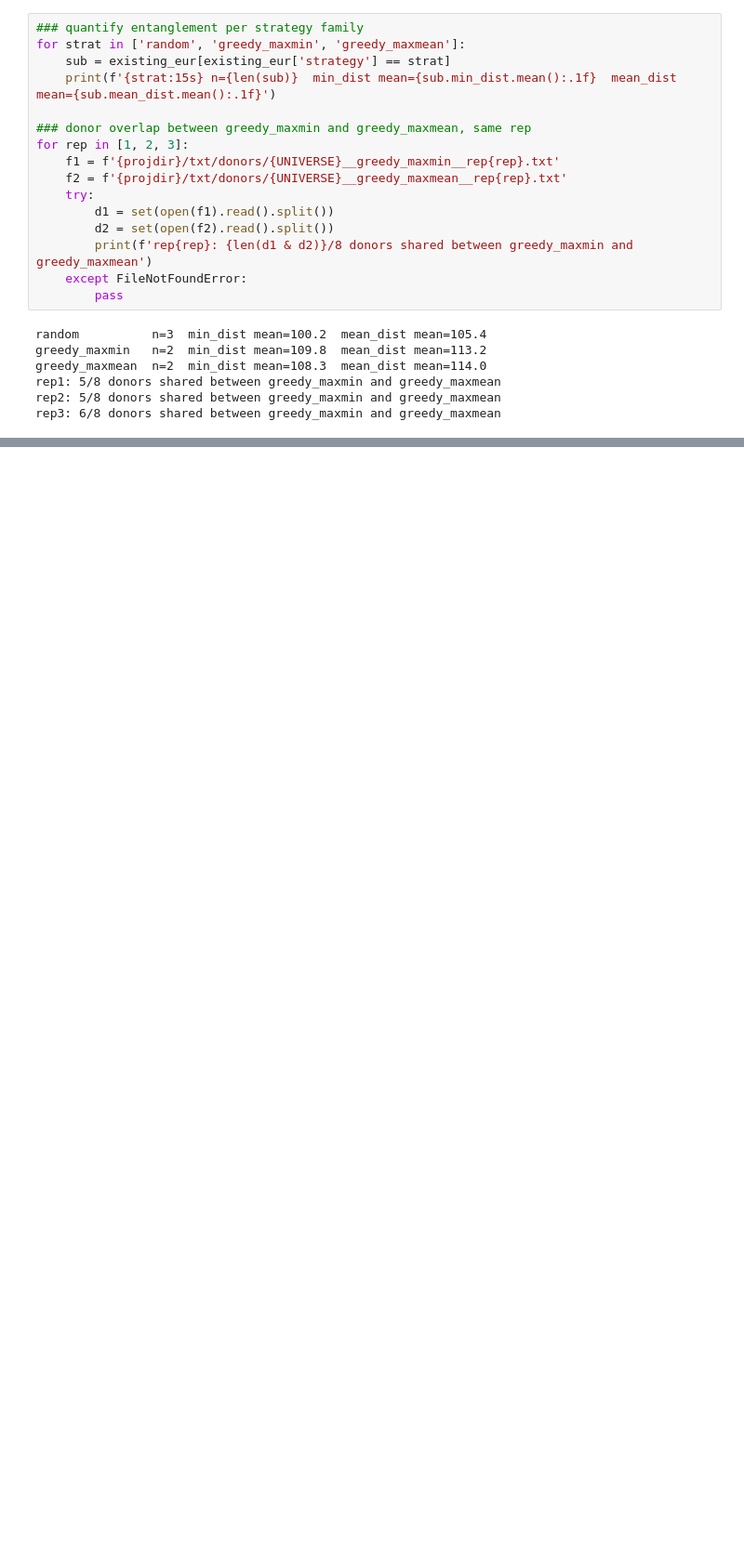
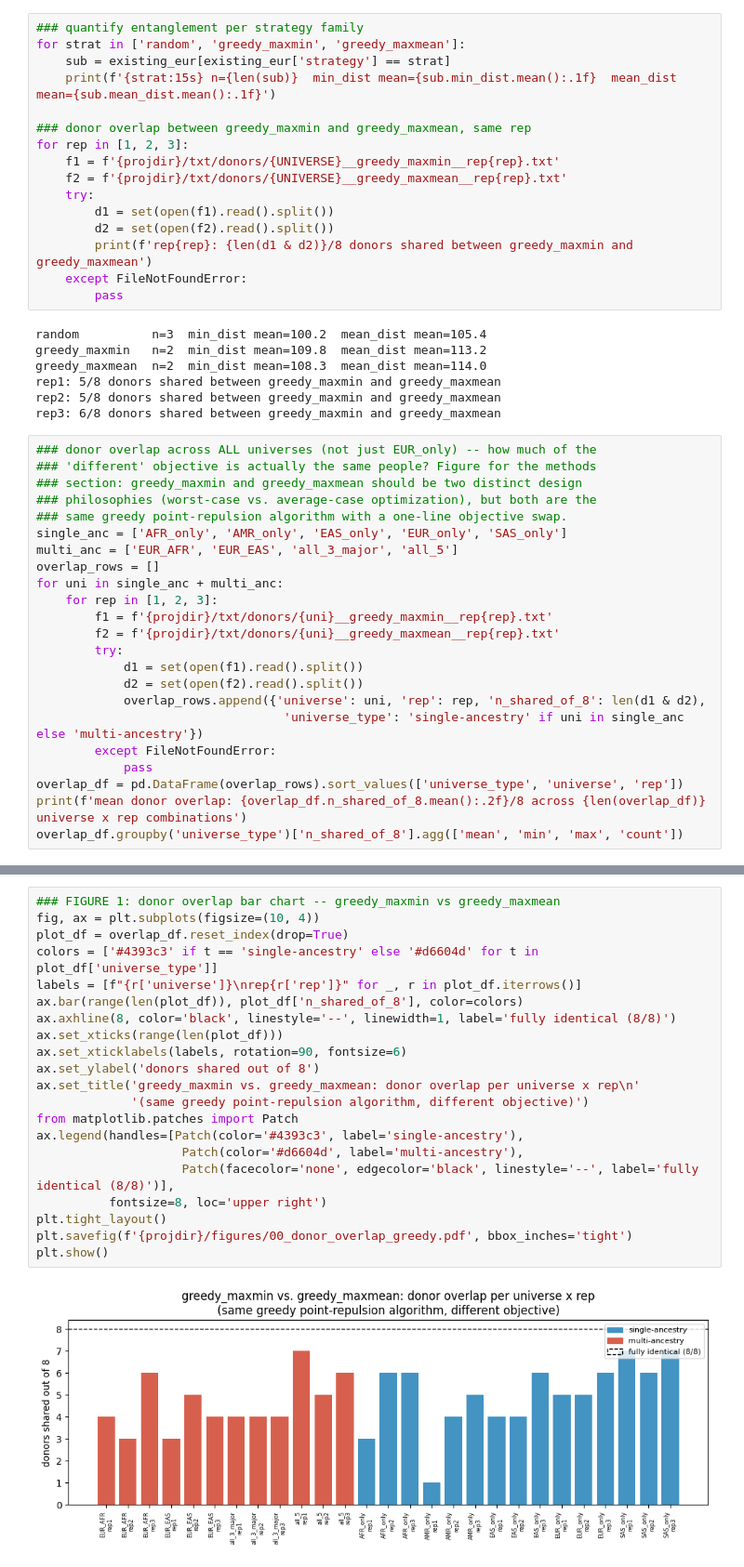
Before and after one commit to terencewtli/demux_pool_design, a Jupyter notebook: notebooks/ambisim/00_pool_geometry_qc.ipynb, the cells around one changed output, grey strips where cells are left out. Shown at 93% size. Cells and saved outputs as stored; diff of their text form; blank space fills up the shorter version.

```diff
--- a/notebooks/ambisim/00_pool_geometry_qc.ipynb
+++ b/notebooks/ambisim/00_pool_geometry_qc.ipynb
@@ -76,3 +76,26 @@ greedy_maxmean  n=2  min_dist mean=108.3  mean_dist mean=114.0
 rep1: 5/8 donors shared between greedy_maxmin and greedy_maxmean
 rep2: 5/8 donors shared between greedy_maxmin and greedy_maxmean
 rep3: 6/8 donors shared between greedy_maxmin and greedy_maxmean
+# %%
+### donor overlap across ALL universes (not just EUR_only) -- how much of the
+### 'different' objective is actually the same people? Figure for the methods
+### section: greedy_maxmin and greedy_maxmean should be two distinct design
+### philosophies (worst-case vs. average-case optimization), but both are the
+### same greedy point-repulsion algorithm with a one-line objective swap.
+single_anc = ['AFR_only', 'AMR_only', 'EAS_only', 'EUR_only', 'SAS_only']
+multi_anc = ['EUR_AFR', 'EUR_EAS', 'all_3_major', 'all_5']
+overlap_rows = []
+for uni in single_anc + multi_anc:
+    for rep in [1, 2, 3]:
+        f1 = f'{projdir}/txt/donors/{uni}__greedy_maxmin__rep{rep}.txt'
+        f2 = f'{projdir}/txt/donors/{uni}__greedy_maxmean__rep{rep}.txt'
+        try:
+            d1 = set(open(f1).read().split())
+            d2 = set(open(f2).read().split())
+            overlap_rows.append({'universe': uni, 'rep': rep, 'n_shared_of_8': len(d1 & d2),
+                                  'universe_type': 'single-ancestry' if uni in single_anc else 'multi-ancestry'})
+        except FileNotFoundError:
+            pass
+overlap_df = pd.DataFrame(overlap_rows).sort_values(['universe_type', 'universe', 'rep'])
+print(f'mean donor overlap: {overlap_df.n_shared_of_8.mean():.2f}/8 across {len(overlap_df)} universe x rep combinations')
+overlap_df.groupby('universe_type')['n_shared_of_8'].agg(['mean', 'min', 'max', 'count'])
@@ -79,2 +108,25 @@ rep3: 6/8 donors shared between greedy_maxmin and greedy_maxmean
+# %%
+### FIGURE 1: donor overlap bar chart -- greedy_maxmin vs greedy_maxmean
+fig, ax = plt.subplots(figsize=(10, 4))
+plot_df = overlap_df.reset_index(drop=True)
+colors = ['#4393c3' if t == 'single-ancestry' else '#d6604d' for t in plot_df['universe_type']]
+labels = [f"{r['universe']}\nrep{r['rep']}" for _, r in plot_df.iterrows()]
+ax.bar(range(len(plot_df)), plot_df['n_shared_of_8'], color=colors)
+ax.axhline(8, color='black', linestyle='--', linewidth=1, label='fully identical (8/8)')
+ax.set_xticks(range(len(plot_df)))
+ax.set_xticklabels(labels, rotation=90, fontsize=6)
+ax.set_ylabel('donors shared out of 8')
+ax.set_title('greedy_maxmin vs. greedy_maxmean: donor overlap per universe x rep\n'
+             '(same greedy point-repulsion algorithm, different objective)')
+from matplotlib.patches import Patch
+ax.legend(handles=[Patch(color='#4393c3', label='single-ancestry'),
+                    Patch(color='#d6604d', label='multi-ancestry'),
+                    Patch(facecolor='none', edgecolor='black', linestyle='--', label='fully identical (8/8)')],
+          fontsize=8, loc='upper right')
+plt.tight_layout()
+plt.savefig(f'{projdir}/figures/00_donor_overlap_greedy.pdf', bbox_inches='tight')
+plt.show()
+# %% [output]
+[figure, added]
 # %%
 ### reference backdrop: what does min_dist vs mean_dist look like for pools with
```
Also changed, not shown: parts of 10 cells of this notebook, 4 other files.
